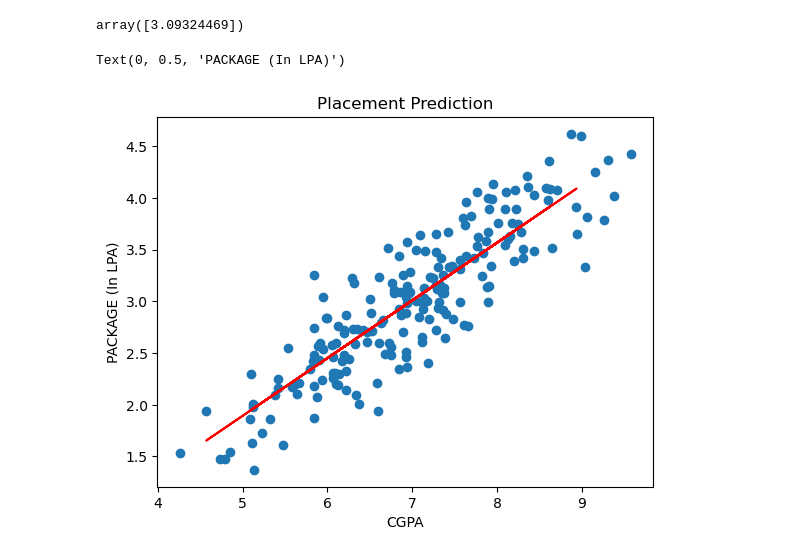
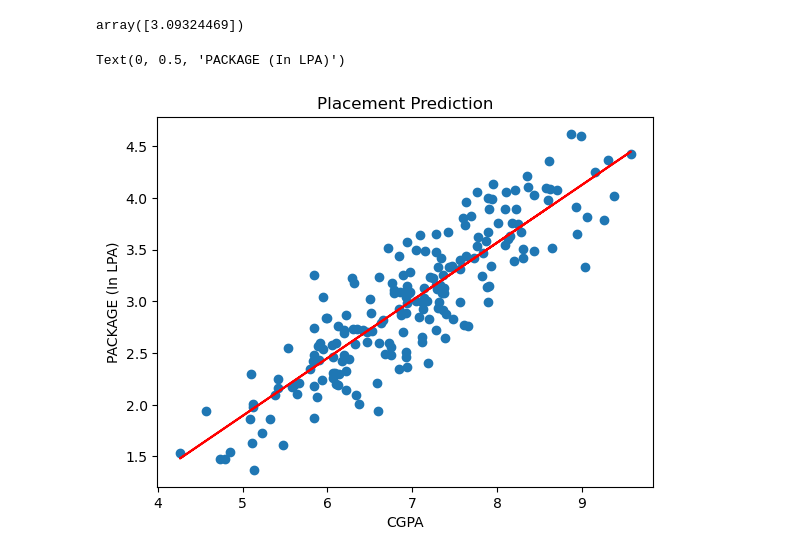
Before and after one commit to aman-008/DATA-SCIENCE, a Jupyter notebook: Data/Projects/Placement Prediction/placement_prediction.ipynb, the cells around one changed output. Drawn from its saved outputs; the diff is of its cells as text; code cells hidden in the pictures.

```diff
--- a/Data/Projects/Placement Prediction/placement_prediction.ipynb
+++ b/Data/Projects/Placement Prediction/placement_prediction.ipynb
@@ -97,9 +97,9 @@ array([3.09324469])
 # %%
 plt.scatter(df['cgpa'], df['package'])
 plt.title('Placement Prediction')
-plt.plot(X_test,lr.predict(X_test), color='red')
+plt.plot(X_train,lr.predict(X_train), color='red')
 plt.xlabel('CGPA')
 plt.ylabel('PACKAGE (In LPA)')
 # %% [output]
 Text(0, 0.5, 'PACKAGE (In LPA)')
-[figure, old version]
+[figure, new version]
```
